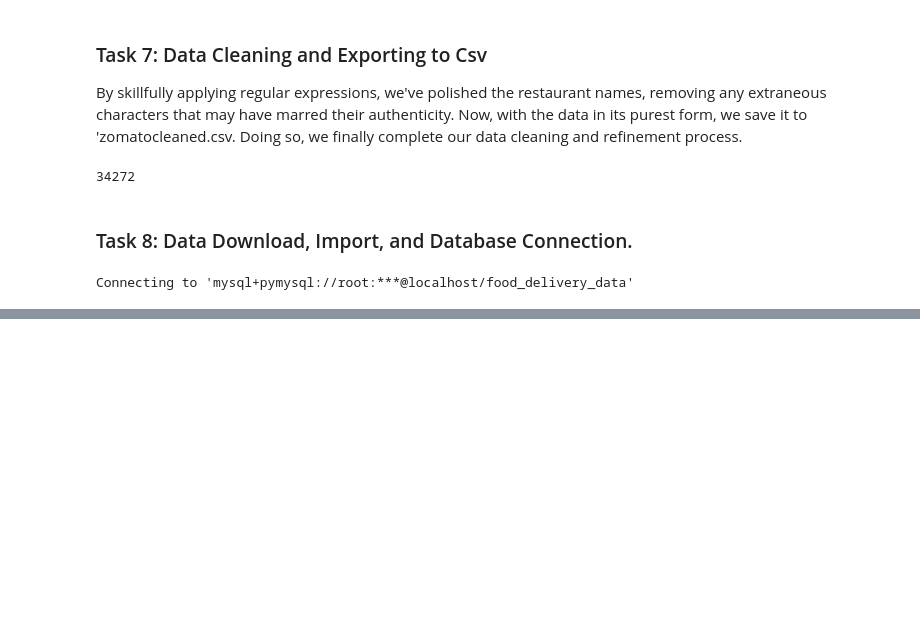
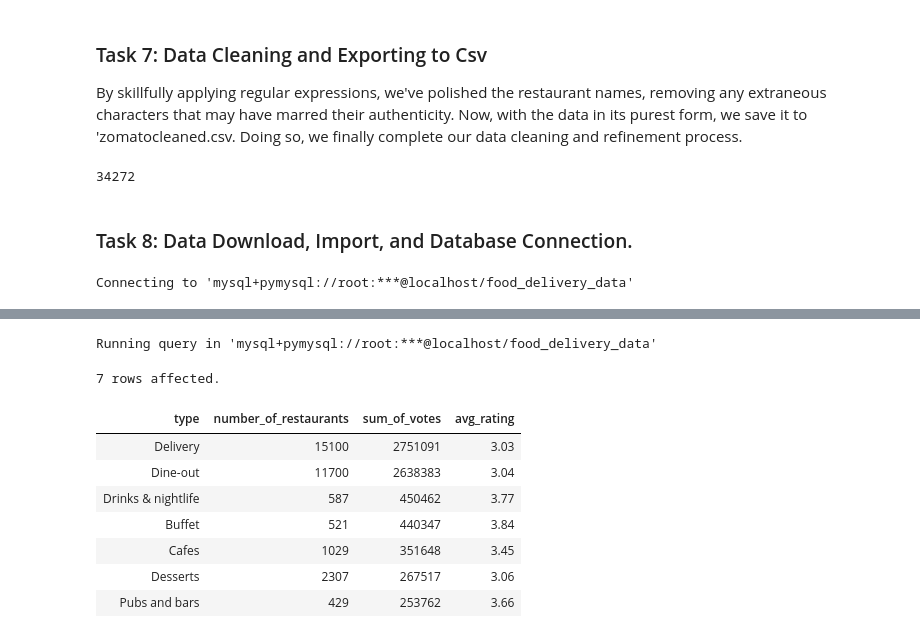
Before and after one commit to AlazarG19/Food-Delivery-App-Analysis, a Jupyter notebook: Untitled.ipynb, the cells around one changed output, grey strips where cells are left out. Cells and saved outputs as stored; diff of their text form; code cells hidden in the pictures; blank space fills up the shorter version.

```diff
--- a/Untitled.ipynb
+++ b/Untitled.ipynb
@@ -196,0 +275,14 @@ Connecting to 'mysql+pymysql://root:***@localhost/food_delivery_data'
+# %%
+%%sql
+select type, count(*) as number_of_restaurants,sum(votes) as sum_of_votes,cast(avg(rating) as decimal(10,2)) as avg_rating  from zomato group by type  order by 3 desc limit 1,10;
+# %% [output]
+Running query in 'mysql+pymysql://root:***@localhost/food_delivery_data'
+7 rows affected.
+| type | number_of_restaurants | sum_of_votes | avg_rating |
+| Delivery | 15100 | 2751091 | 3.03 |
+| Dine-out | 11700 | 2638383 | 3.04 |
+| Drinks & nightlife | 587 | 450462 | 3.77 |
+| Buffet | 521 | 440347 | 3.84 |
+| Cafes | 1029 | 351648 | 3.45 |
+| Desserts | 2307 | 267517 | 3.06 |
+| Pubs and bars | 429 | 253762 | 3.66 |
```
Also changed, not shown: parts of 13 cells of this notebook.
